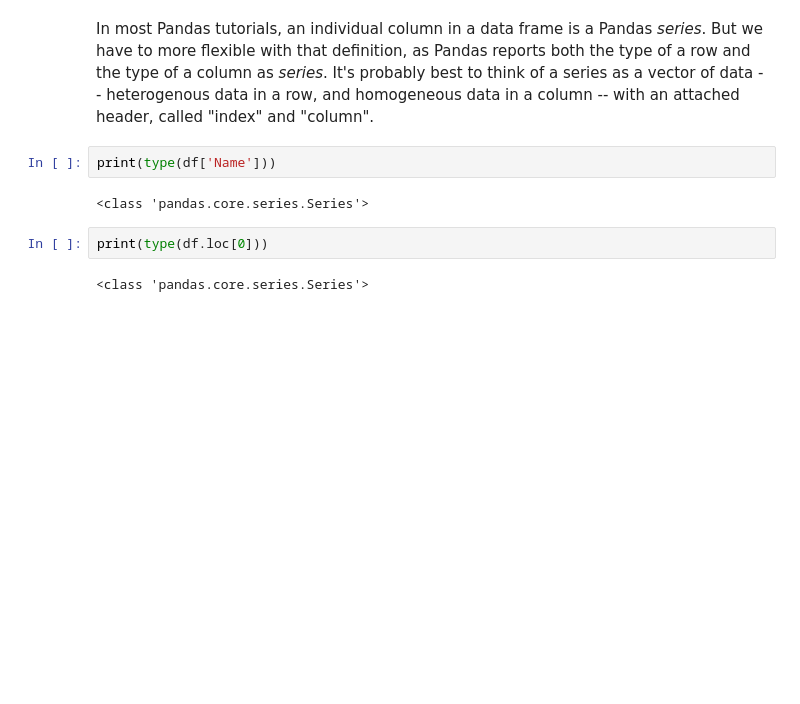
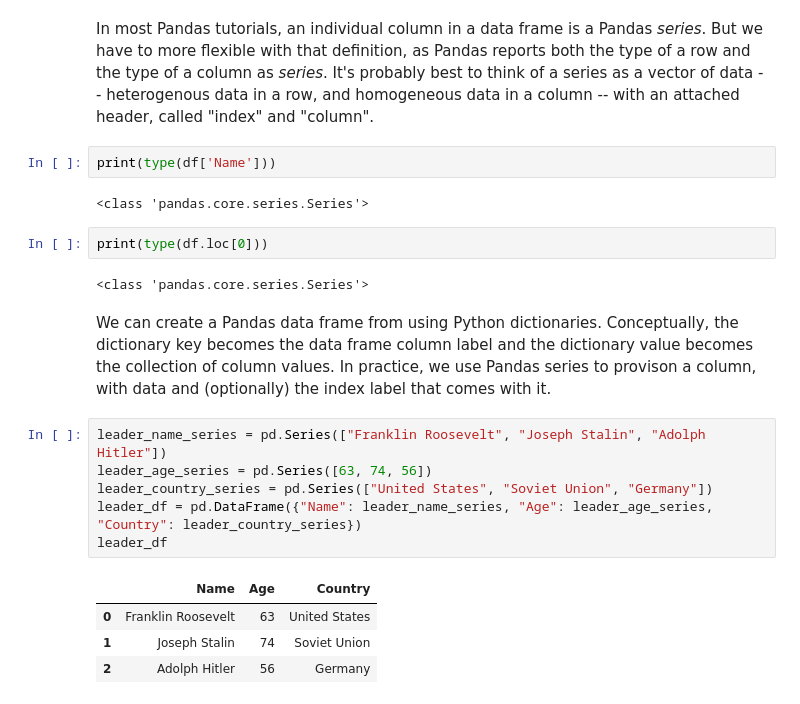
Before and after one commit to csaatechnicalarts/ML_Bootcamp, a Jupyter notebook: Pandas_03_DataFrameIntro.ipynb, the cells around one changed output. Saved outputs shown, nothing was run; the diff lists cells and outputs as text; blank space fills up the shorter version.

```diff
--- a/Pandas_03_DataFrameIntro.ipynb
+++ b/Pandas_03_DataFrameIntro.ipynb
@@ -67,3 +67,16 @@ print(type(df['Name']))
 print(type(df.loc[0]))
 # %% [output]
 <class 'pandas.core.series.Series'>
+# %% [markdown]
+We can create a Pandas data frame from using Python dictionaries. Conceptually, the dictionary key becomes the data frame column label and the dictionary value becomes the collection of column values. In practice, we use Pandas series to provison a column, with data and (optionally) the index label that comes with it.
+# %%
+leader_name_series = pd.Series(["Franklin Roosevelt", "Joseph Stalin", "Adolph Hitler"])
+leader_age_series = pd.Series([63, 74, 56])
+leader_country_series = pd.Series(["United States", "Soviet Union", "Germany"])
+leader_df = pd.DataFrame({"Name": leader_name_series, "Age": leader_age_series, "Country": leader_country_series})
+leader_df
+# %% [output]
+|  | Name | Age | Country |
+| 0 | Franklin Roosevelt | 63 | United States |
+| 1 | Joseph Stalin | 74 | Soviet Union |
+| 2 | Adolph Hitler | 56 | Germany |
```
Also changed, not shown: parts of 3 cells of this notebook.
